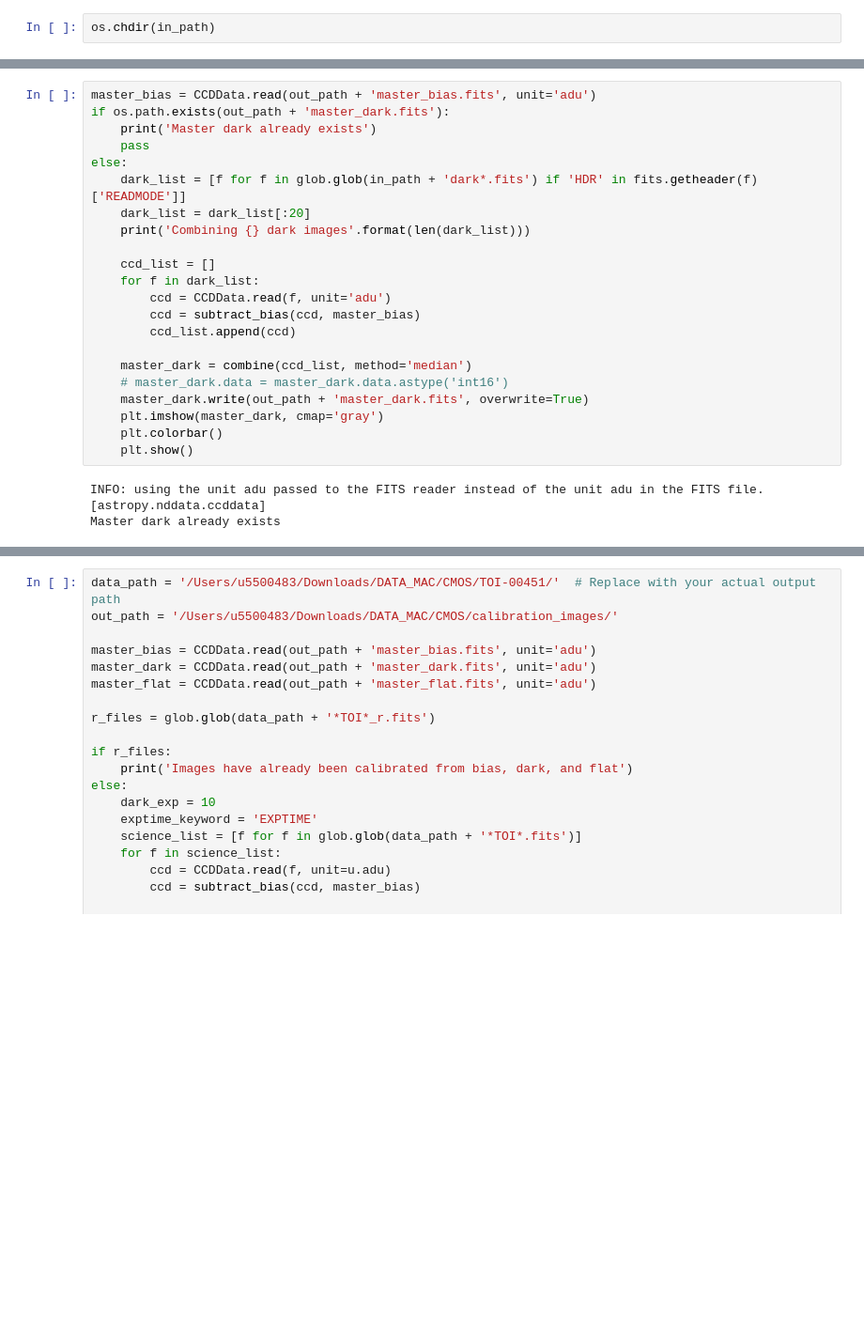
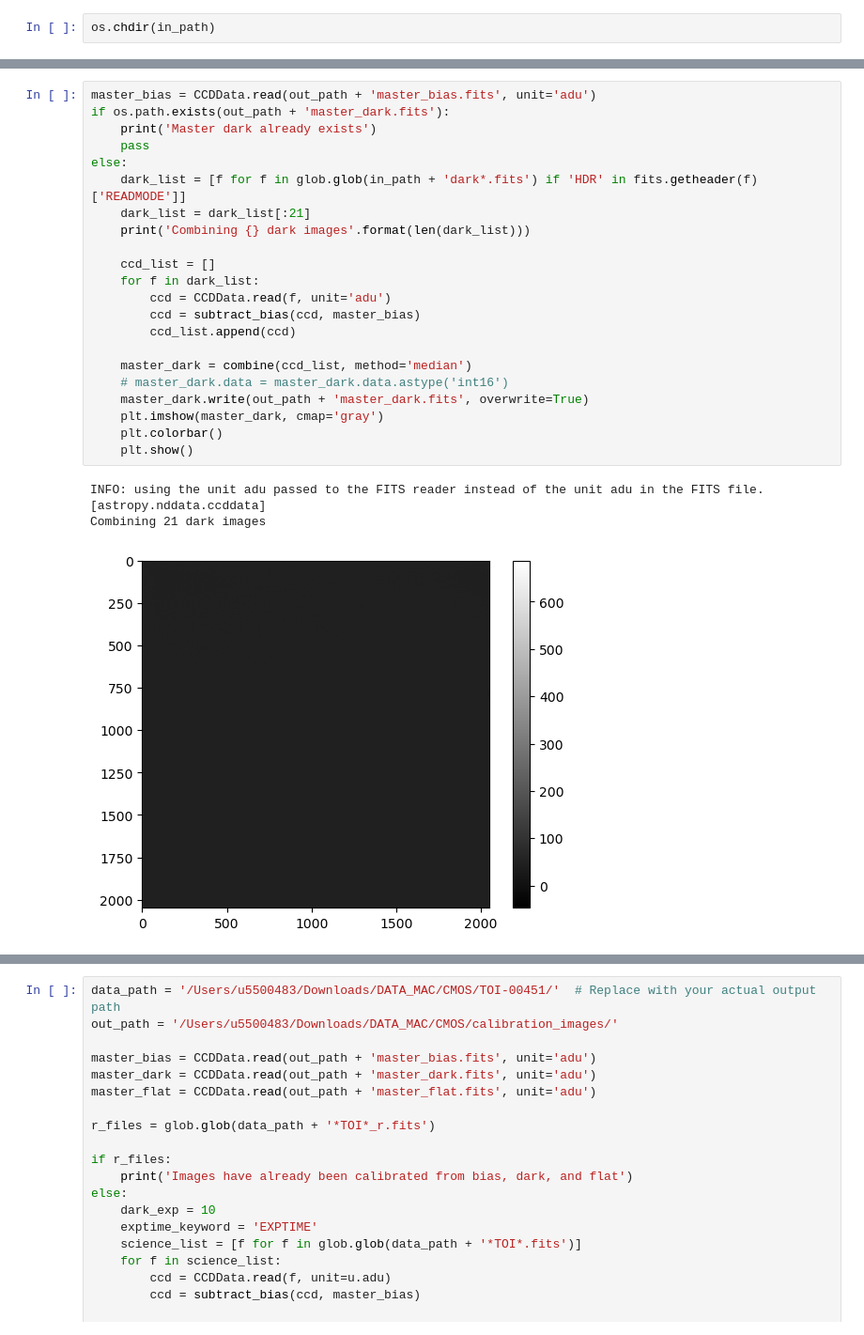
Before and after one commit to AperpieGG/ngcmos, a Jupyter notebook: cmos_data_reduction.ipynb, the cells around one changed output, grey strips where cells are left out. Shown at 94% size. Cells and saved outputs as stored; diff of their text form; blank space fills up the shorter version.

```diff
--- a/cmos_data_reduction.ipynb
+++ b/cmos_data_reduction.ipynb
@@ -45,28 +46,29 @@ Master bias already exists
 # %%
 master_bias = CCDData.read(out_path + 'master_bias.fits', unit='adu')
 if os.path.exists(out_path + 'master_dark.fits'):
     print('Master dark already exists')
     pass
 else:
     dark_list = [f for f in glob.glob(in_path + 'dark*.fits') if 'HDR' in fits.getheader(f)['READMODE']]
-    dark_list = dark_list[:20]
+    dark_list = dark_list[:21]
     print('Combining {} dark images'.format(len(dark_list)))
 
     ccd_list = []
     for f in dark_list:
         ccd = CCDData.read(f, unit='adu')
         ccd = subtract_bias(ccd, master_bias)
         ccd_list.append(ccd)
 
     master_dark = combine(ccd_list, method='median')
     # master_dark.data = master_dark.data.astype('int16')
     master_dark.write(out_path + 'master_dark.fits', overwrite=True)
     plt.imshow(master_dark, cmap='gray')
     plt.colorbar()
     plt.show()
 # %% [output]
 INFO: using the unit adu passed to the FITS reader instead of the unit adu in the FITS file. [astropy.nddata.ccddata]
-Master dark already exists
+Combining 21 dark images
+[figure, added]
 # %%
 master_bias = CCDData.read(out_path + 'master_bias.fits', unit='adu')
 master_dark = CCDData.read(out_path + 'master_dark.fits', unit='adu')
```
Also changed, not shown: parts of 2 cells of this notebook.
